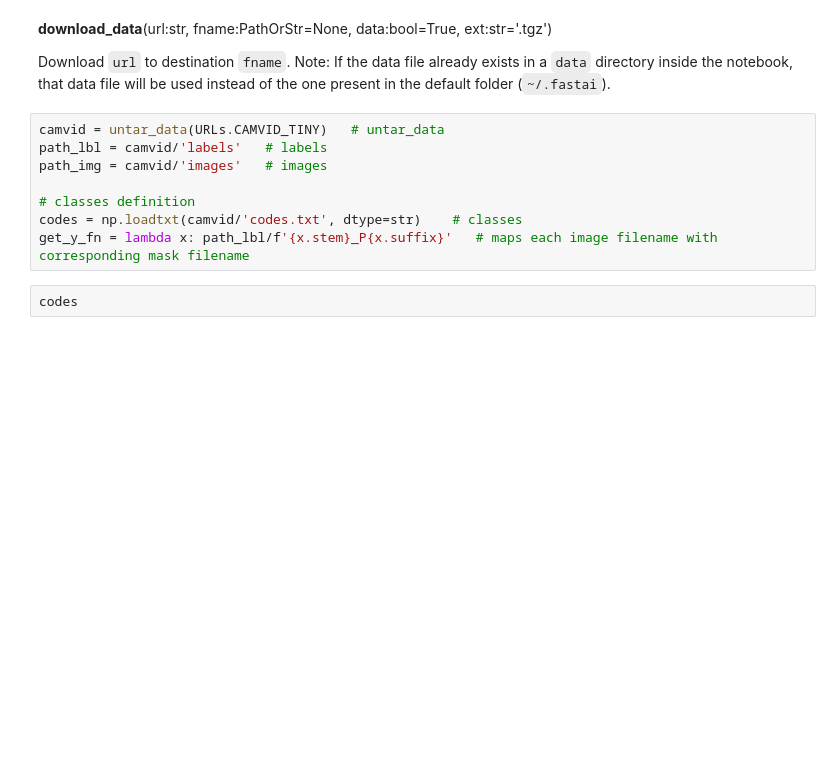
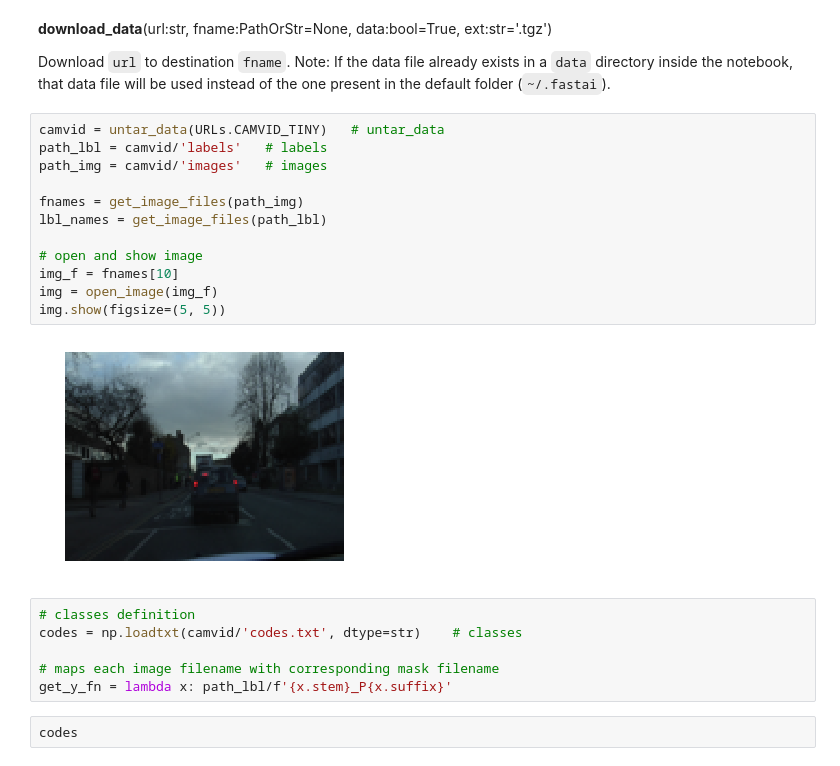
Before and after one commit to ttompk/ucsf_grinberg_neuro_images, a Jupyter notebook: early_development/fastai_template_segmentation.ipynb, the cells around one changed output. Saved outputs shown, nothing was run; the diff lists cells and outputs as text; blank space fills up the shorter version.

Commit message:
fastai mask visuals

```diff
--- a/early_development/fastai_template_segmentation.ipynb
+++ b/early_development/fastai_template_segmentation.ipynb
@@ -107,14 +107,26 @@ Note: `untar_data` only works for fastai datasets. In general, `untar_data` uses
 **download_data**(url:str, fname:PathOrStr=None, data:bool=True, ext:str='.tgz')
 
 Download `url` to destination `fname`. Note: If the data file already exists in a `data` directory inside the notebook, that data file will be used instead of the one present in the default folder (`~/.fastai`).
+# %%
+camvid = untar_data(URLs.CAMVID_TINY)   # untar_data
+path_lbl = camvid/'labels'   # labels
+path_img = camvid/'images'   # images
+
+fnames = get_image_files(path_img)
+lbl_names = get_image_files(path_lbl)
+
+# open and show image
+img_f = fnames[10]
+img = open_image(img_f)
+img.show(figsize=(5, 5))
+# %% [output]
+[figure, added]
 # %%
-camvid = untar_data(URLs.CAMVID_TINY)   # untar_data
-path_lbl = camvid/'labels'   # labels
-path_img = camvid/'images'   # images
-
 # classes definition
 codes = np.loadtxt(camvid/'codes.txt', dtype=str)    # classes
-get_y_fn = lambda x: path_lbl/f'{x.stem}_P{x.suffix}'   # maps each image filename with corresponding mask filename
+
+# maps each image filename with corresponding mask filename
+get_y_fn = lambda x: path_lbl/f'{x.stem}_P{x.suffix}'
 # %%
 codes
 # %% [output]
```
Also changed, not shown: parts of 3 cells of this notebook, 1 other file.
